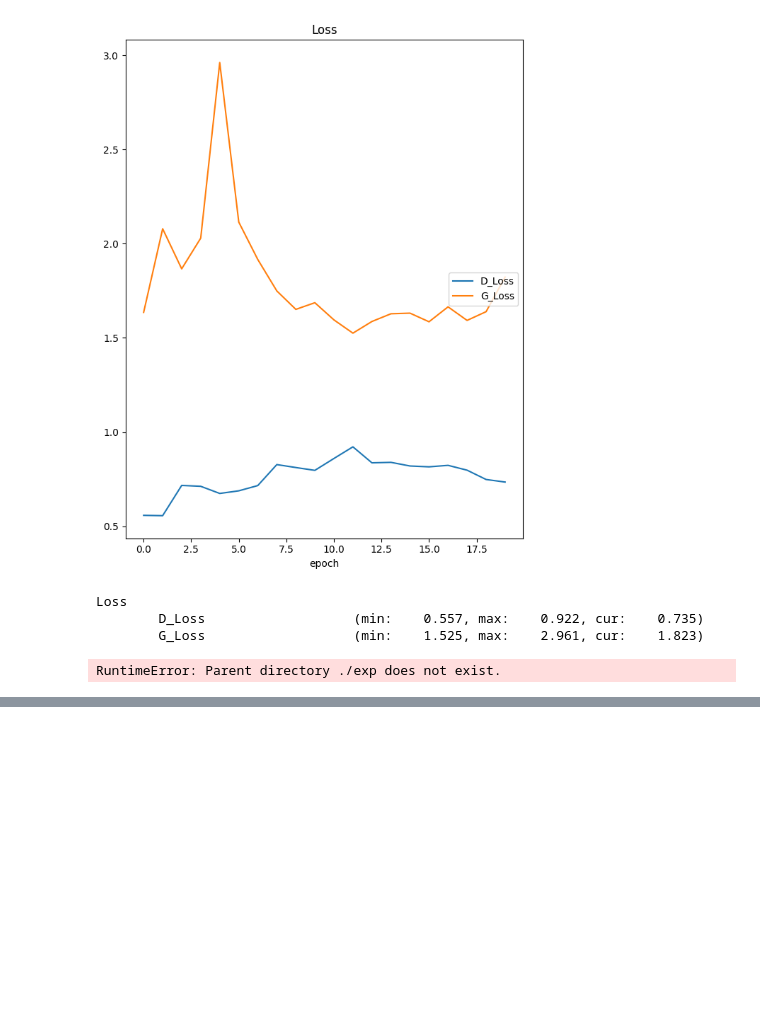
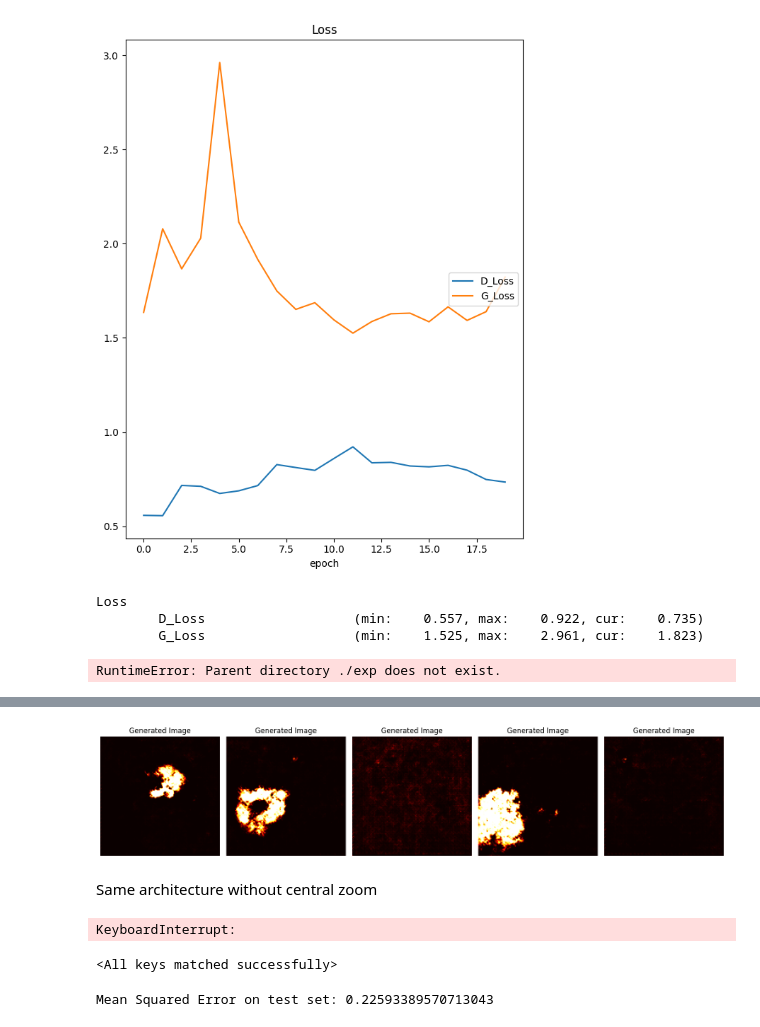
Before and after one commit to edsml-hs1623/Wildfire-Prediction, a Jupyter notebook: GAN_2.ipynb, the cells around one changed output, grey strips where cells are left out. Drawn from its saved outputs; the diff is of its cells as text; code cells hidden in the pictures; blank space fills up the shorter version.

```diff
--- a/GAN_2.ipynb
+++ b/GAN_2.ipynb
@@ -570,0 +618,26 @@ visualize_random_train_images(train_loader, num_images_to_show=5)
+# %%
+class Generator(nn.Module):
+    def __init__(self, g_input_dim=100, g_output_dim=256):
+        super().__init__()
+        self.init_size = g_output_dim // 16
+        self.fc1 = nn.Linear(g_input_dim, 128 * self.init_size ** 2)
+        self.conv_blocks = nn.Sequential(
+            nn.BatchNorm2d(128),
+            nn.ConvTranspose2d(128, 64, kernel_size=4, stride=2, padding=1),
+            nn.BatchNorm2d(64),
+            nn.LeakyReLU(0.2, inplace=True),
+            nn.ConvTranspose2d(64, 32, kernel_size=4, stride=2, padding=1),
+            nn.BatchNorm2d(32),
+            nn.LeakyReLU(0.2, inplace=True),
+            nn.ConvTranspose2d(32, 16, kernel_size=4, stride=2, padding=1),
+            nn.BatchNorm2d(16),
+            nn.LeakyReLU(0.2, inplace=True),
+            nn.ConvTranspose2d(16, 1, kernel_size=4, stride=2, padding=1),
+            nn.Tanh()
+        )
+
+    def forward(self, x):
+        x = self.fc1(x)
+        x = x.view(x.shape[0], 128, self.init_size, self.init_size)
+        x = self.conv_blocks(x)
+        return x
@@ -570,0 +777,10 @@ visualize_random_train_images(train_loader, num_images_to_show=5)
+# %%
+# Assuming 'G' is your generator model, 'device' is your computation device (CPU or GPU), and 'z_dim' is the dimension of the latent space
+z_dim = 100  # Replace with the correct dimension of the latent space
+
+# Visualize generated images
+visualize_generated_images(G, device, z_dim, num_images_to_generate=5)
+# %% [output]
+[figure, added]
+# %% [markdown]
+Same architecture without central zoom
@@ -570,0 +806,39 @@ visualize_random_train_images(train_loader, num_images_to_show=5)
+# %%
+n_epoch = 100
+groups = {'Loss': ['D_Loss', 'G_Loss']}
+liveloss = PlotLosses(groups=groups)
+
+for epoch in range(1, n_epoch + 1):
+    D_losses, G_losses = [], []
+    logs = {}
+
+    for batch_idx, real_images in enumerate(train_loader):
+        real_images = real_images.view(-1, 256, 256).to(device)
+
+        D_loss = D_train(real_images)
+        # G_loss = G_train(batch_size)
+        G_loss = G_train(real_images.size(0))
+
+        D_losses.append(D_loss)
+        G_losses.append(G_loss)
+
+    logs['D_Loss'] = torch.tensor(D_losses).mean().item()
+    logs['G_Loss'] = torch.tensor(G_losses).mean().item()
+
+    liveloss.update(logs)
+    liveloss.draw()
+
+    # save every 10th epochs
+    if(np.mod(epoch, 10) == 0):
+      torch.save(G.state_dict(), "/content/gdrive/MyDrive/Model/GAN_best_{:03d}.pth".format(epoch))
+# %% [output]
+KeyboardInterrupt:
+# %%
+G.load_state_dict(torch.load('/content/gdrive/MyDrive/Model/Generator_no_zoom_060.pth', map_location=torch.device('cpu')))
+# %% [output]
+<All keys matched successfully>
+# %%
+mse = calculate_mse(test_loader, G, device)
+print(f"Mean Squared Error on test set: {mse}")
+# %% [output]
+Mean Squared Error on test set: 0.22593389570713043
```
Also changed, not shown: parts of 26 cells of this notebook.
